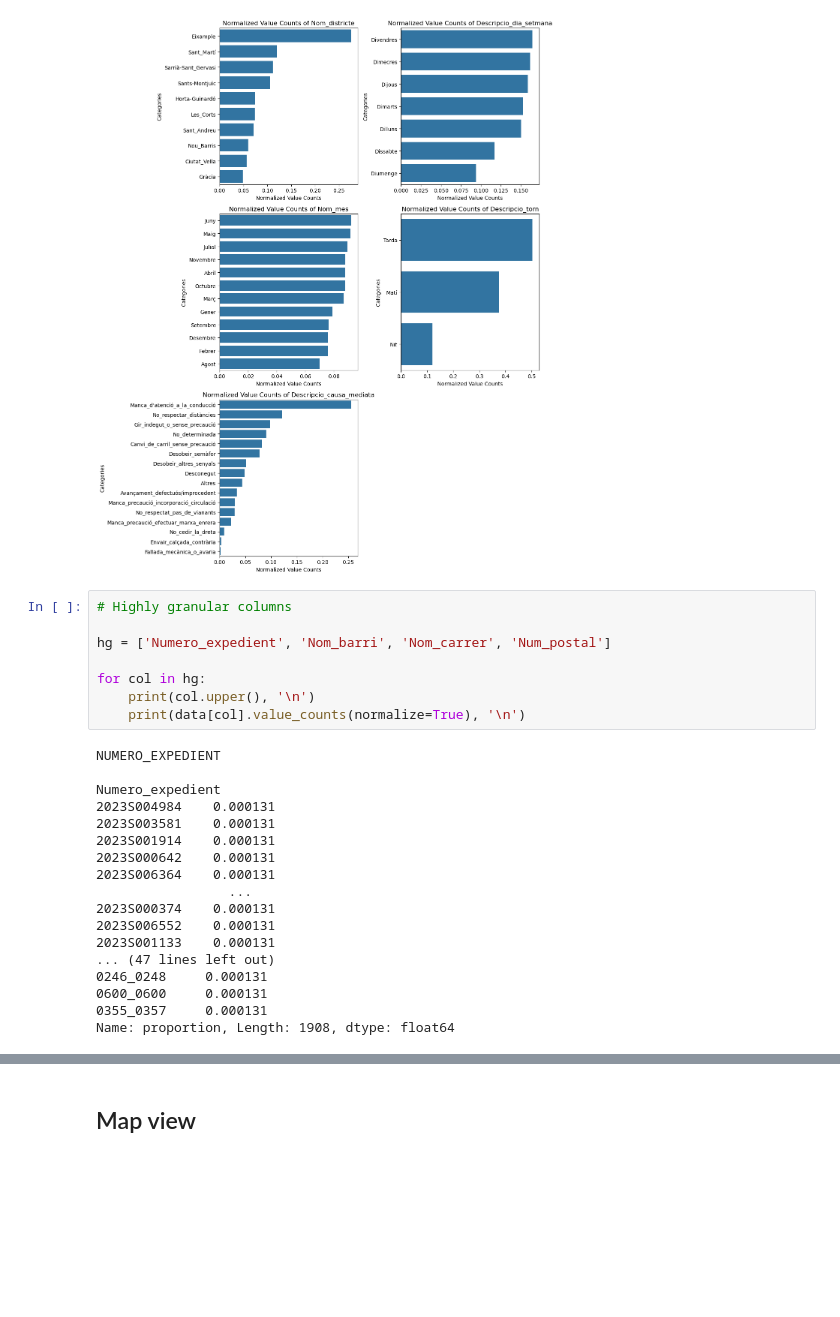
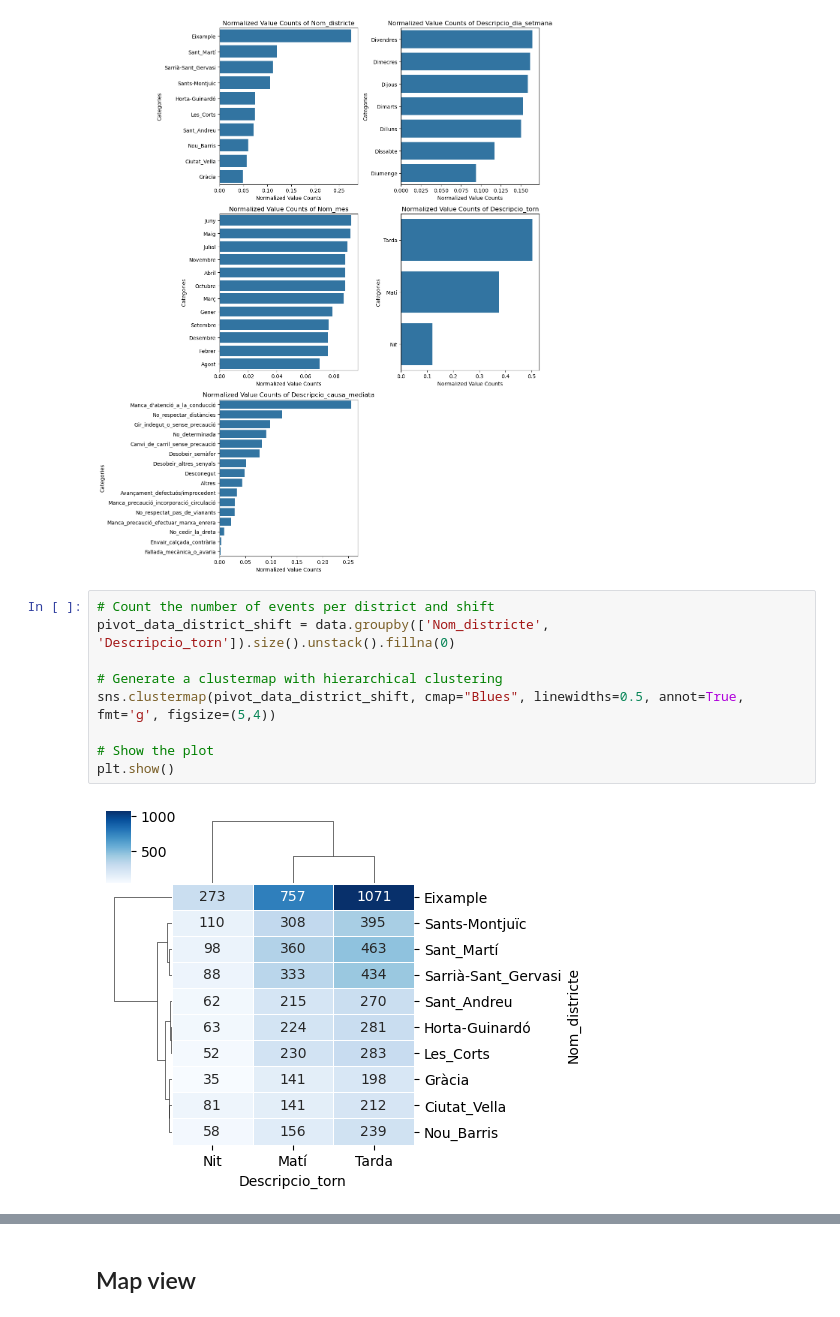
Before and after one commit to ezemriv/Barcelona-Traffic-Accident-Forecasting, a Jupyter notebook: data_preprocessing_and_modeling.ipynb, the cells around one changed output, grey strips where cells are left out. Cells and saved outputs as stored; diff of their text form; blank space fills up the shorter version.

```diff
--- a/data_preprocessing_and_modeling.ipynb
+++ b/data_preprocessing_and_modeling.ipynb
@@ -136,29 +136,14 @@ eda.plot_histograms(data)
 eda.plot_barplots_normalized(data, exclude=['Numero_expedient', 'Nom_barri', 'Nom_carrer', 'Num_postal'])
 # %% [output]
 [figure]
-# %%
-# Highly granular columns
-
-hg = ['Numero_expedient', 'Nom_barri', 'Nom_carrer', 'Num_postal']
-
-for col in hg:
-    print(col.upper(), '\n')
-    print(data[col].value_counts(normalize=True), '\n')
-# %% [output]
-NUMERO_EXPEDIENT
-
-Numero_expedient
-2023S004984    0.000131
-2023S003581    0.000131
-2023S001914    0.000131
-2023S000642    0.000131
-2023S006364    0.000131
-                 ...
-2023S000374    0.000131
-2023S006552    0.000131
-2023S001133    0.000131
-... (47 lines left out)
-0246_0248     0.000131
-0600_0600     0.000131
-0355_0357     0.000131
-Name: proportion, Length: 1908, dtype: float64
+# %%
+# Count the number of events per district and shift
+pivot_data_district_shift = data.groupby(['Nom_districte', 'Descripcio_torn']).size().unstack().fillna(0)
+
+# Generate a clustermap with hierarchical clustering
+sns.clustermap(pivot_data_district_shift, cmap="Blues", linewidths=0.5, annot=True, fmt='g', figsize=(5,4))
+
+# Show the plot
+plt.show()
+# %% [output]
+[figure, added]
```
Also changed, not shown: parts of 11 cells of this notebook.
